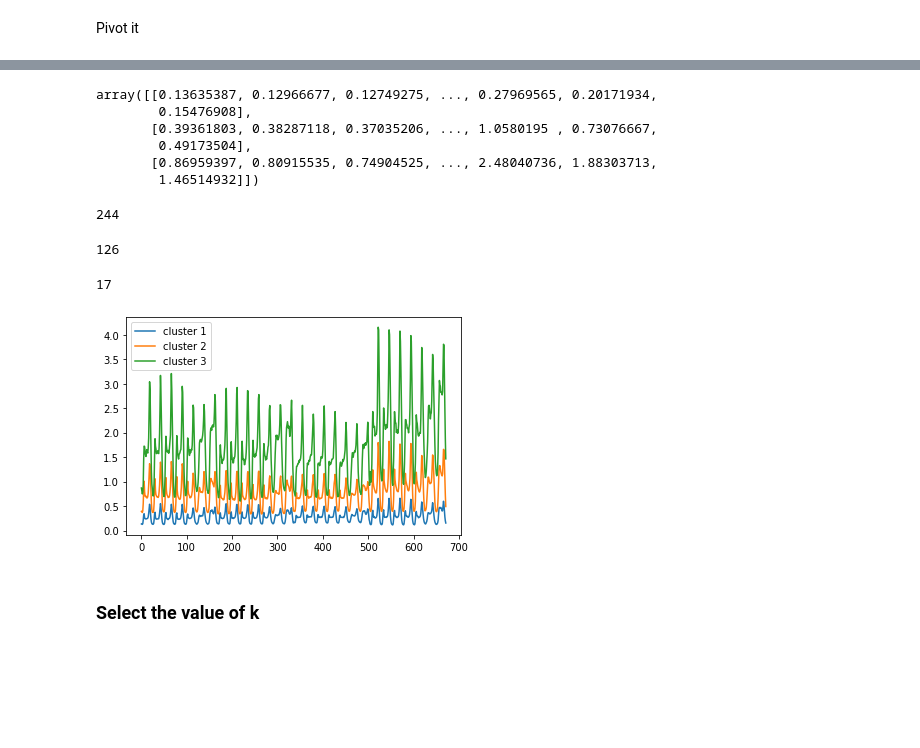
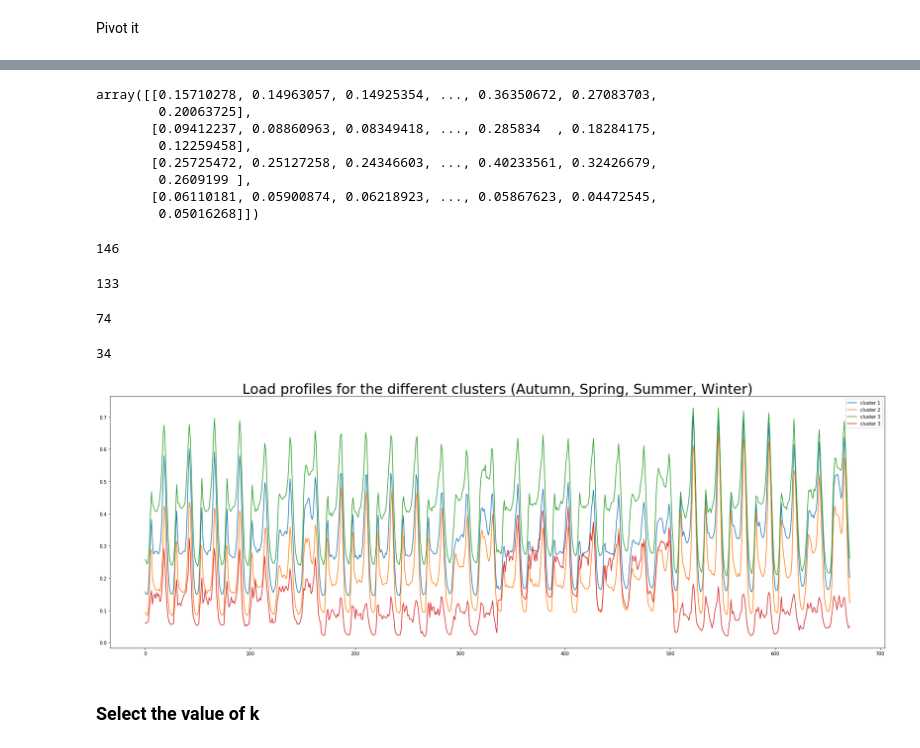
Before and after one commit to Nicolaskirsch2000/BASc-Dissertation, a Jupyter notebook: South African Clustering.ipynb, the cells around one changed output, grey strips where cells are left out. Cells and saved outputs as stored; diff of their text form; code cells hidden in the pictures; blank space fills up the shorter version.

Commit message:
Plot load profiles in SA

```diff
--- a/South African Clustering.ipynb
+++ b/South African Clustering.ipynb
@@ -78,0 +73,2 @@ sa_cluster
+# %%
+sa_norm = sa_cluster.divide(sa_cluster.max(axis = 1), axis=0)
@@ -79,39 +86,52 @@ sa_cluster
 # %%
-kmeans = KMeans(n_clusters=3, random_state=0).fit(sa_cluster)
+kmeans = KMeans(n_clusters=4, random_state=0).fit(sa_norm)
 # %%
 centroids = kmeans.cluster_centers_
 # %%
 centroids
 # %% [output]
-array([[0.13635387, 0.12966677, 0.12749275, ..., 0.27969565, 0.20171934,
-        0.15476908],
-       [0.39361803, 0.38287118, 0.37035206, ..., 1.0580195 , 0.73076667,
-        0.49173504],
-       [0.86959397, 0.80915535, 0.74904525, ..., 2.48040736, 1.88303713,
-        1.46514932]])
+array([[0.15710278, 0.14963057, 0.14925354, ..., 0.36350672, 0.27083703,
+        0.20063725],
+       [0.09412237, 0.08860963, 0.08349418, ..., 0.285834  , 0.18284175,
+        0.12259458],
+       [0.25725472, 0.25127258, 0.24346603, ..., 0.40233561, 0.32426679,
+        0.2609199 ],
+       [0.06110181, 0.05900874, 0.06218923, ..., 0.05867623, 0.04472545,
+        0.05016268]])
 # %%
 labels = list(kmeans.labels_)
 # %%
 labels.count(0)
 # %% [output]
-244
+146
 # %%
 labels.count(1)
 # %% [output]
-126
+133
 # %%
 labels.count(2)
 # %% [output]
-17
+74
+# %%
+labels.count(3)
+# %% [output]
+34
 # %%
+figure(figsize=(30,10))
+
+
 plt.plot(centroids[0], label = "cluster 1")
 plt.plot(centroids[1], label = "cluster 2")
 plt.plot(centroids[2], label = "cluster 3")
+plt.plot(centroids[3], label = "cluster 3")
+
+plt.title("Load profiles for the different clusters (Autumn, Spring, Summer, Winter)", size = 30)
 
 plt.legend()
+plt.savefig('loads.png')
 plt.show()
 # %% [output]
-[figure, old version]
+[figure, new version]
 # %% [markdown]
 ### Select the value of k
 # %% [markdown]
```
Also changed, not shown: parts of 7 cells of this notebook, 1 other file.
